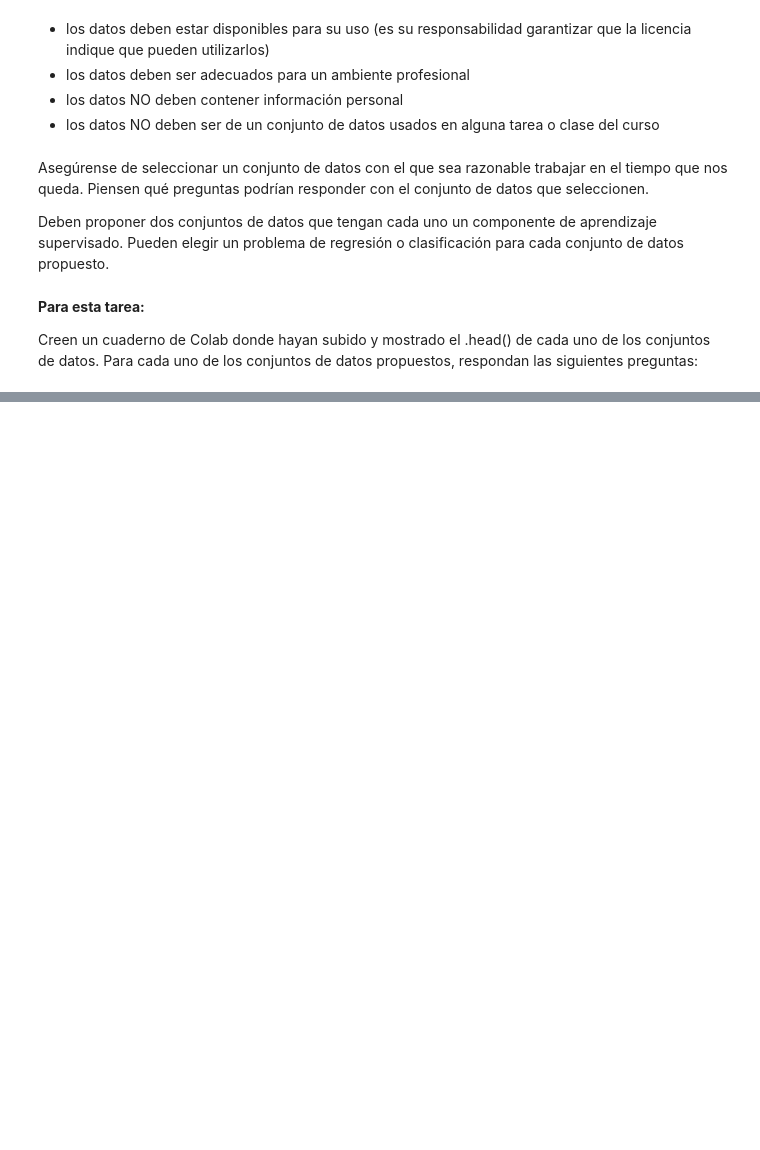
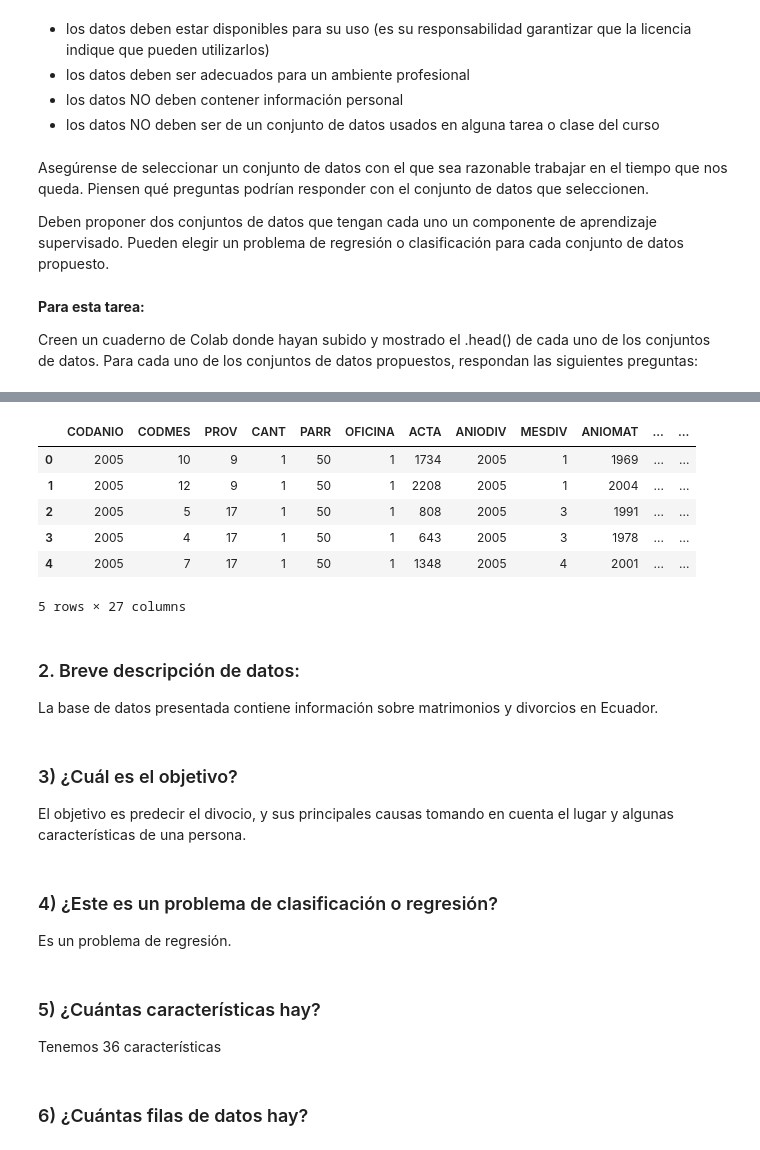
Before and after one commit to SAULIZA/Proyecto, a Jupyter notebook: Proyecto2.ipynb, the cells around one changed output, grey strips where cells are left out. Cells and saved outputs as stored; diff of their text form; code cells hidden in the pictures; blank space fills up the shorter version.

```diff
--- a/Proyecto2.ipynb
+++ b/Proyecto2.ipynb
@@ -246,0 +139,39 @@ memory usage: 5.4+ MB
+# %%
+#datos divorcio
+df1_1d = pd.read_csv("/content/drive/MyDrive/Codificación de Dojo/Proyecto2/divorcio/divorcios_2005.dat",sep='\t')
+df1_2d = pd.read_csv("/content/drive/MyDrive/Codificación de Dojo/Proyecto2/divorcio/divorcios_2006.dat",sep='\t')
+df1_3d = pd.read_csv("/content/drive/MyDrive/Codificación de Dojo/Proyecto2/divorcio/divorcios_2007.dat",sep='\t')
+df1_4d = pd.read_csv("/content/drive/MyDrive/Codificación de Dojo/Proyecto2/divorcio/DIV_2008.dat",sep='\t')
+df1_5d = pd.read_csv("/content/drive/MyDrive/Codificación de Dojo/Proyecto2/divorcio/DIV_2009.dat",sep='\t')
+df1_6d = pd.read_csv("/content/drive/MyDrive/Codificación de Dojo/Proyecto2/divorcio/DIV_2010_SPSS.dat",sep='\t')
+# %%
+#Unión de datos de nacimientos
+df_divorcio = pd.concat([df1_1d, df1_2d, df1_3d, df1_4d, df1_5d,df1_6d])
+# %%
+df_divorcio.head()
+# %% [output]
+|  | CODANIO | CODMES | PROV | CANT | PARR | OFICINA | ACTA | ANIODIV | MESDIV | ANIOMAT | ... | ... |
+| 0 | 2005 | 10 | 9 | 1 | 50 | 1 | 1734 | 2005 | 1 | 1969 | ... | ... |
+| 1 | 2005 | 12 | 9 | 1 | 50 | 1 | 2208 | 2005 | 1 | 2004 | ... | ... |
+| 2 | 2005 | 5 | 17 | 1 | 50 | 1 | 808 | 2005 | 3 | 1991 | ... | ... |
+| 3 | 2005 | 4 | 17 | 1 | 50 | 1 | 643 | 2005 | 3 | 1978 | ... | ... |
+| 4 | 2005 | 7 | 17 | 1 | 50 | 1 | 1348 | 2005 | 4 | 2001 | ... | ... |
+5 rows × 27 columns
+# %% [markdown]
+### 2. Breve descripción de datos:
+
+La base de datos presentada contiene información sobre matrimonios y divorcios en Ecuador.
+# %% [markdown]
+### 3) ¿Cuál es el objetivo?
+
+El objetivo es predecir el divocio, y sus principales causas tomando en cuenta el lugar y algunas características de una persona.
+# %% [markdown]
+### 4) ¿Este es un problema de clasificación o regresión?
+
+Es un problema de regresión.
+# %% [markdown]
+### 5) ¿Cuántas características hay?
+
+Tenemos 36 características
+# %% [markdown]
+### 6) ¿Cuántas filas de datos hay?
```
Also changed, not shown: parts of 69 cells of this notebook.
